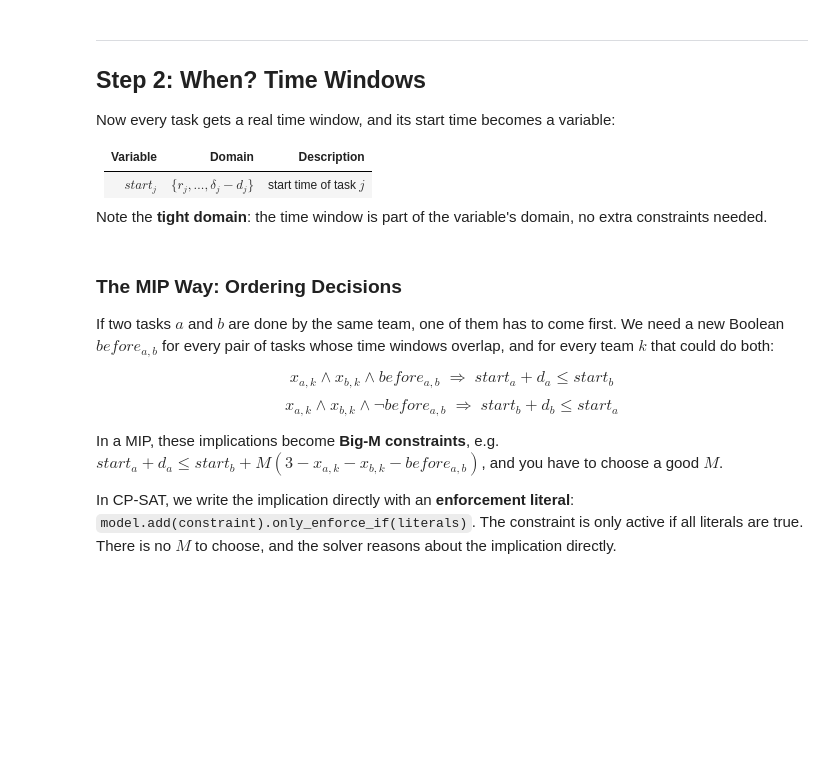
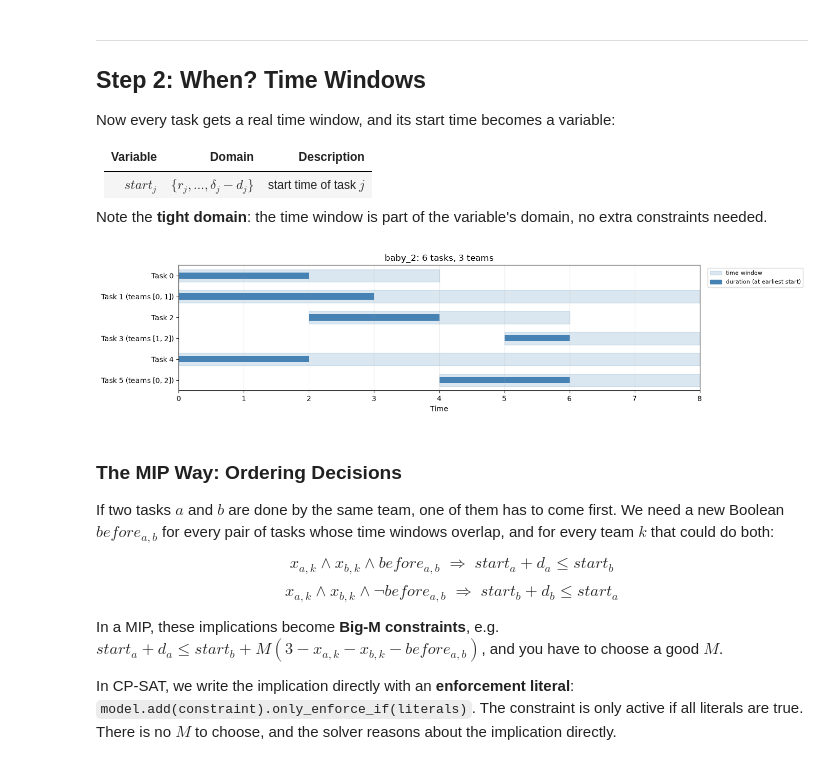
Before and after one commit to jpjj/O4A-Hands-On-CP-SAT, a Jupyter notebook: cp_sat_complete.ipynb, the cells around one changed output. Drawn from its saved outputs; the diff is of its cells as text; code cells hidden in the pictures; blank space fills up the shorter version.

```diff
--- a/cp_sat_complete.ipynb
+++ b/cp_sat_complete.ipynb
@@ -511,20 +567,23 @@ Note the **tight domain**: the time window is part of the variable's domain, no
 # %%
 baby_2 = WorkforceProblem(
     name="baby_2",
     teams=[Team(id=0), Team(id=1), Team(id=2)],
     tasks=[
         Task(id=0, release=0, due=4, duration=2, compatible_teams=[0, 1, 2]),
         Task(id=1, release=0, due=8, duration=3, compatible_teams=[0, 1]),
         Task(id=2, release=2, due=6, duration=2, compatible_teams=[0, 1, 2]),
         Task(id=3, release=5, due=8, duration=1, compatible_teams=[1, 2]),
         Task(id=4, release=0, due=8, duration=2, compatible_teams=[0, 1, 2]),
         Task(id=5, release=4, due=8, duration=2, compatible_teams=[0, 2]),
     ],
 )
+plot_problem(baby_2)
 
 
 def add_start_times(model: cp_model.CpModel, problem: WorkforceProblem):
     return {t.id: model.new_int_var(t.release, t.due - t.duration, f"start_{t.id}") for t in problem.tasks}
+# %% [output]
+[figure, added]
 # %% [markdown]
 ### The MIP Way: Ordering Decisions
 
```
Also changed, not shown: parts of 28 cells of this notebook, 1 other file.
